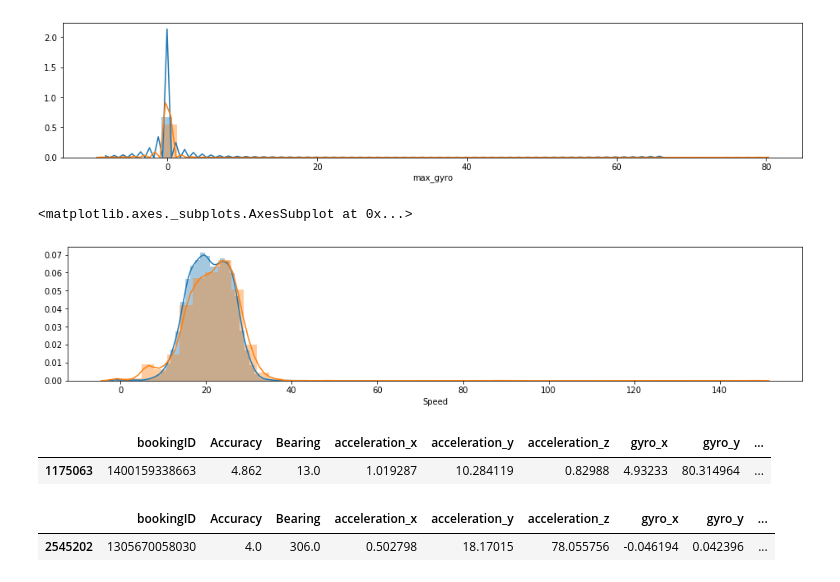
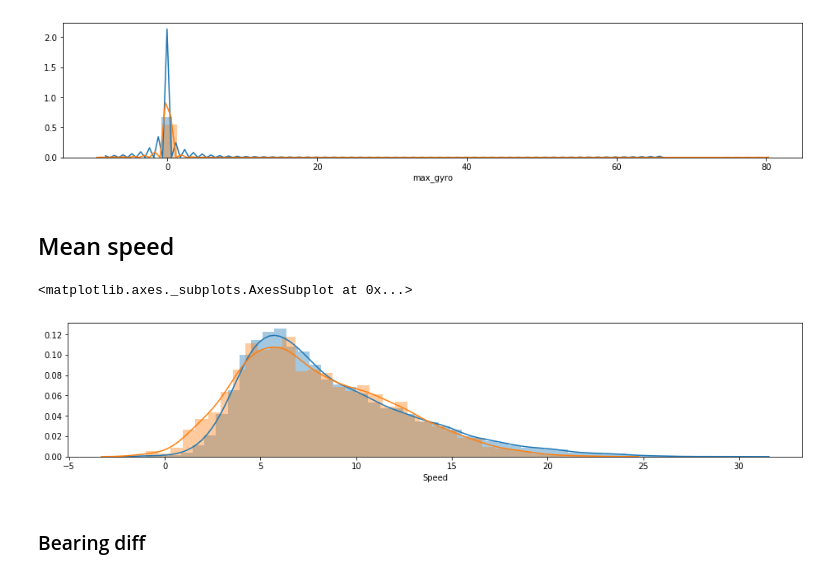
Before and after one commit to jtsw1990/grab-ai-safety, a Jupyter notebook: 2. Safety Challenge - Exploratory Data Analysis.ipynb, the cells around one changed output. Saved outputs shown, nothing was run; the diff lists cells and outputs as text; code cells hidden in the pictures.

Commit message:
Changed Speed from max to mean

```diff
--- a/2. Safety Challenge - Exploratory Data Analysis.ipynb
+++ b/2. Safety Challenge - Exploratory Data Analysis.ipynb
@@ -40,21 +32,15 @@ sns.distplot(df.loc[df["label"] == 1]["max_gyro"])
 # %% [output]
 <matplotlib.axes._subplots.AxesSubplot at 0x...>
 [figure]
+# %% [markdown]
+## Mean speed
 # %%
-speed_data = df.groupby("bookingID").agg("max")[["Speed", "label"]]
+speed_data = df.groupby("bookingID").agg("mean")[["Speed", "label"]]
 plt.figure(figsize=(16, 3))
 sns.distplot(speed_data.loc[speed_data["label"]== 0]["Speed"])
 sns.distplot(speed_data.loc[speed_data["label"]== 1]["Speed"])
 # %% [output]
 <matplotlib.axes._subplots.AxesSubplot at 0x...>
-[figure, old version]
+[figure, new version]
-# %%
-df.loc[df["max_gyro"]==80.314964]
-# %% [output]
-|  | bookingID | Accuracy | Bearing | acceleration_x | acceleration_y | acceleration_z | gyro_x | gyro_y | ... |
-| 1175063 | 1400159338663 | 4.862 | 13.0 | 1.019287 | 10.284119 | 0.82988 | 4.93233 | 80.314964 | ... |
-# %%
-df.loc[df["max_acceleration"] == df["max_acceleration"].max()]
-# %% [output]
-|  | bookingID | Accuracy | Bearing | acceleration_x | acceleration_y | acceleration_z | gyro_x | gyro_y | ... |
-| 2545202 | 1305670058030 | 4.0 | 306.0 | 0.502798 | 18.17015 | 78.055756 | -0.046194 | 0.042396 | ... |
+# %% [markdown]
+### Bearing diff
```
Also changed, not shown: parts of 5 cells of this notebook, 3 other files.
